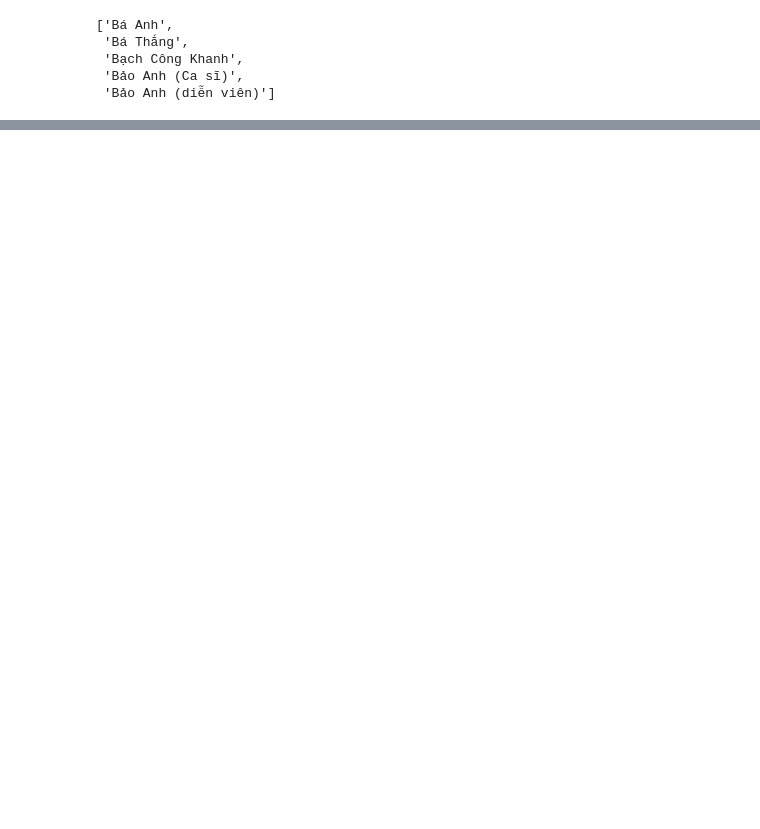
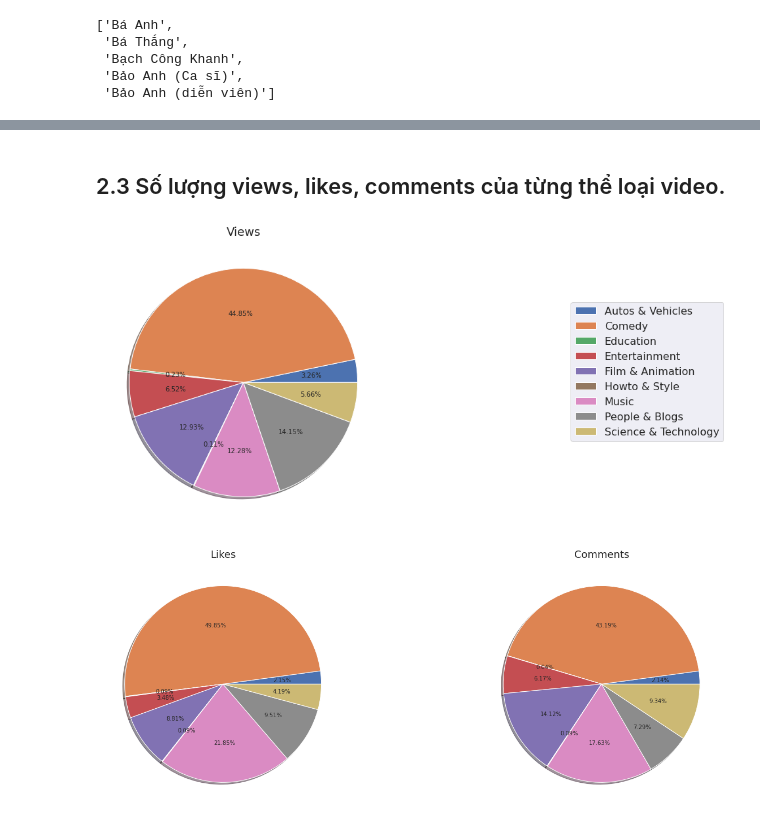
Before and after one commit to ShinNgao12/Analysis-Comedy-channels-in-youtube-, a Jupyter notebook: Explode data.ipynb, the cells around one changed output, grey strips where cells are left out. Drawn from its saved outputs; the diff is of its cells as text; code cells hidden in the pictures; blank space fills up the shorter version.

```diff
--- a/Explode data.ipynb
+++ b/Explode data.ipynb
@@ -274,0 +320,33 @@ plt.show()
+# %% [markdown]
+## 2.3 Số lượng views, likes, comments của từng thể loại video.
+# %%
+data = information_df[['Category','Views','Likes', 'Comments']].groupby('Category').mean()
+
+# views
+plt.rcParams['figure.figsize'] = 26,8
+plt.pie(x = data['Views'],
+        autopct='%.2f%%',
+        shadow=True)
+plt.title('Views', fontsize = 18)
+plt.legend(labels = data.index, loc = 'upper right',
+           bbox_to_anchor=(2.2,0.8),
+           prop={'size': 16})
+
+
+fig, axs = plt.subplots(1,2, figsize = (22,8))
+# likes
+pa, text, _ = axs[0].pie(x = data['Likes'],
+                        autopct='%.2f%%',
+                        shadow=True)
+axs[0].set_title('Likes',fontsize = 18)
+
+# comments
+axs[1].pie(x = data['Comments'],
+            autopct='%.2f%%',
+            shadow=True)
+axs[1].set_title('Comments',fontsize = 18)
+
+plt.show()
+# %% [output]
+[figure, added]
+[figure, added]
```
Also changed, not shown: parts of 29 cells of this notebook, 2 other files.
